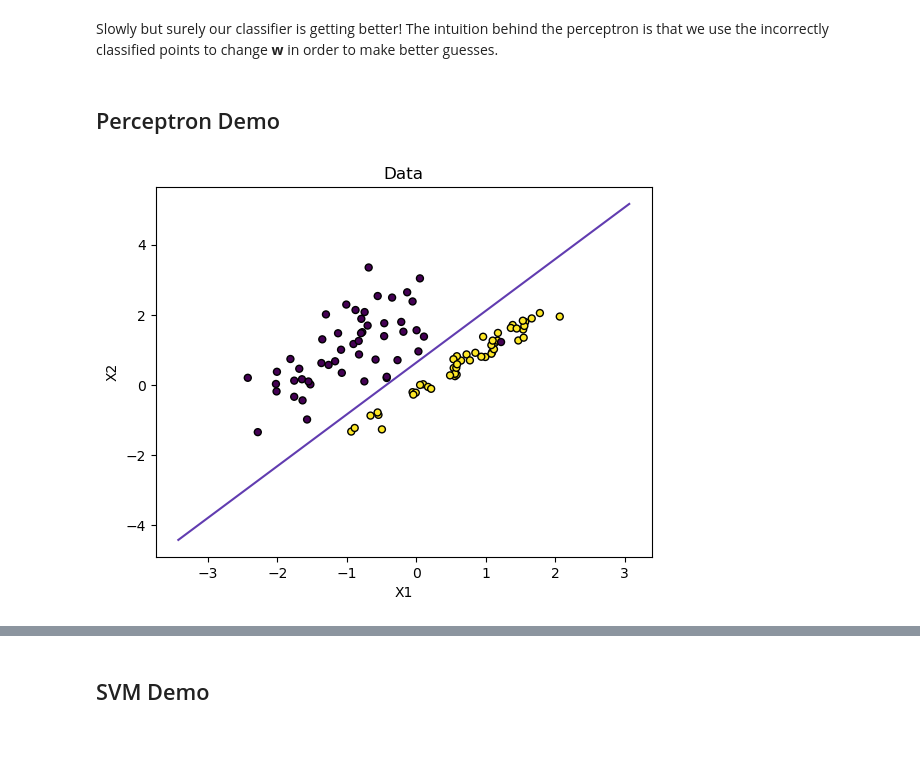
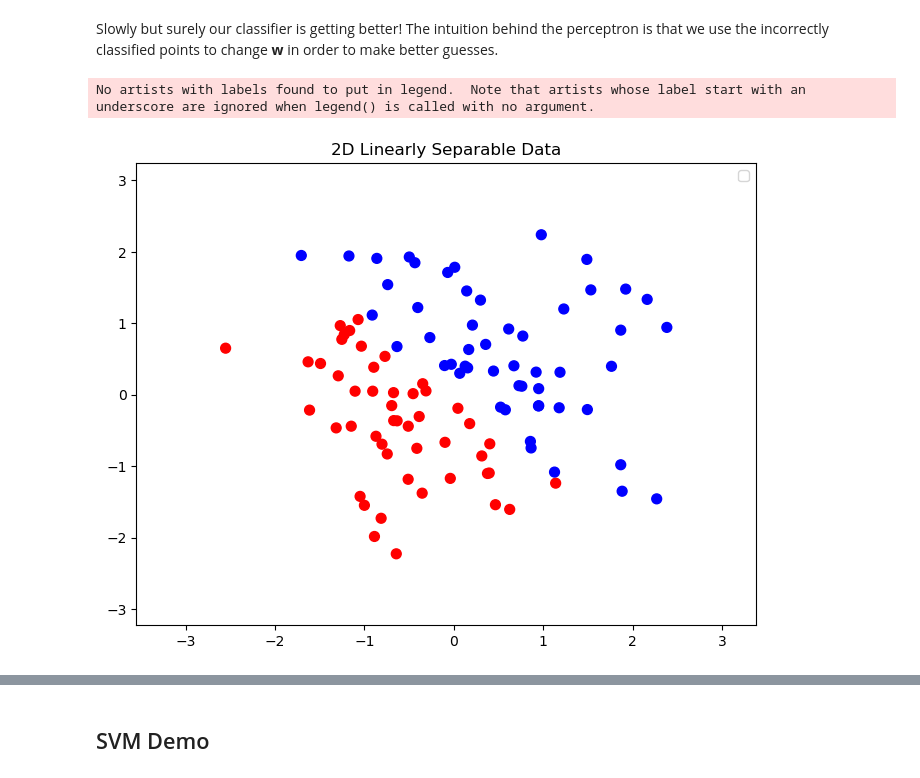
Before and after one commit to CornellDataScience/info1998, a Jupyter notebook: resources/demos/lec7_demo.ipynb, the cells around one changed output, grey strips where cells are left out. Drawn from its saved outputs; the diff is of its cells as text; code cells hidden in the pictures; blank space fills up the shorter version.

```diff
--- a/resources/demos/lec7_demo.ipynb
+++ b/resources/demos/lec7_demo.ipynb
@@ -88,31 +56,2 @@ Updating perceptron
 # %% [markdown]
 Slowly but surely our classifier is getting better! The intuition behind the perceptron is that we use the incorrectly classified points to change __w__ in order to make better guesses.
-# %% [markdown]
-## Perceptron Demo
-# %%
-# Fit linear perceptron model
-model = Perceptron()
-model.fit(X=lin_df[['X1', 'X2']], y=lin_df['Y1'])
-
-# Get model parameters (cefficients and intercept)
-w = model.coef_[0]
-b = model.intercept_[0]
-
-x1_min, x1_max = lin_df['X1'].min() - 1, lin_df['X1'].max() + 1
-x2_min, x2_max = lin_df['X1'].min() - 1, lin_df['X1'].max() + 1
-x1 = np.linspace(x1_min, x1_max, 100)
-x2 = -(w[0] * x1 + b) / w[1]
-
-# plot the linear boundary!
-plt.plot(x1, x2, color='#613CB0')
-
-# plot the data
-plt.scatter(lin_df['X1'], lin_df['X2'], marker="o", c=lin_df['Y1'], s=25, edgecolor="k")
-
-# label our axes!
-plt.xlabel("X1")
-plt.ylabel("X2")
-plt.title("Data")
-plt.show()
-# %% [output]
-[figure, removed]
@@ -118,0 +84,27 @@ plt.show()
+# %%
+# Function to plot data and decision boundary
+def plot_decision_boundary(X, y, perceptron, title):
+  plt.figure(figsize=(8, 6))
+  plt.scatter(X[:, 0], X[:, 1], c=y, s=50)
+
+  # Plot decision boundary: w0 + w1*x + w2*y = 0 => y = -(w0 + w1*x) / w2
+  x_values = np.linspace(min(X[:, 0]) - 1, max(X[:, 0]) + 1, 200)
+  if perceptron.weights[2] != 0:  # Avoid division by zero
+      y_values = -(perceptron.weights[0] + perceptron.weights[1] * x_values) / perceptron.weights[2]
+      plt.plot(x_values, y_values, color="black", label="Decision Boundary")
+
+  plt.xlim([min(X[:, 0]) - 1, max(X[:, 0]) + 1])
+  plt.ylim([min(X[:, 1]) - 1, max(X[:, 1]) + 1])
+  plt.title(title)
+  plt.legend()
+  plt.show()
+# %%
+np.random.seed(0)
+X = np.random.randn(100, 2)
+y = np.where(X[:, 0] + X[:, 1] > 0, 1, -1)  # Linearly separable labels
+
+perceptron = My_Perceptron(input_dim=2)
+plot_decision_boundary(X, y, perceptron, "2D Linearly Separable Data")
+# %% [output]
+No artists with labels found to put in legend.  Note that artists whose label start with an underscore are ignored when legend() is called with no argument.
+[figure, added]
```
Also changed, not shown: parts of 7 cells of this notebook, 3 other files.
